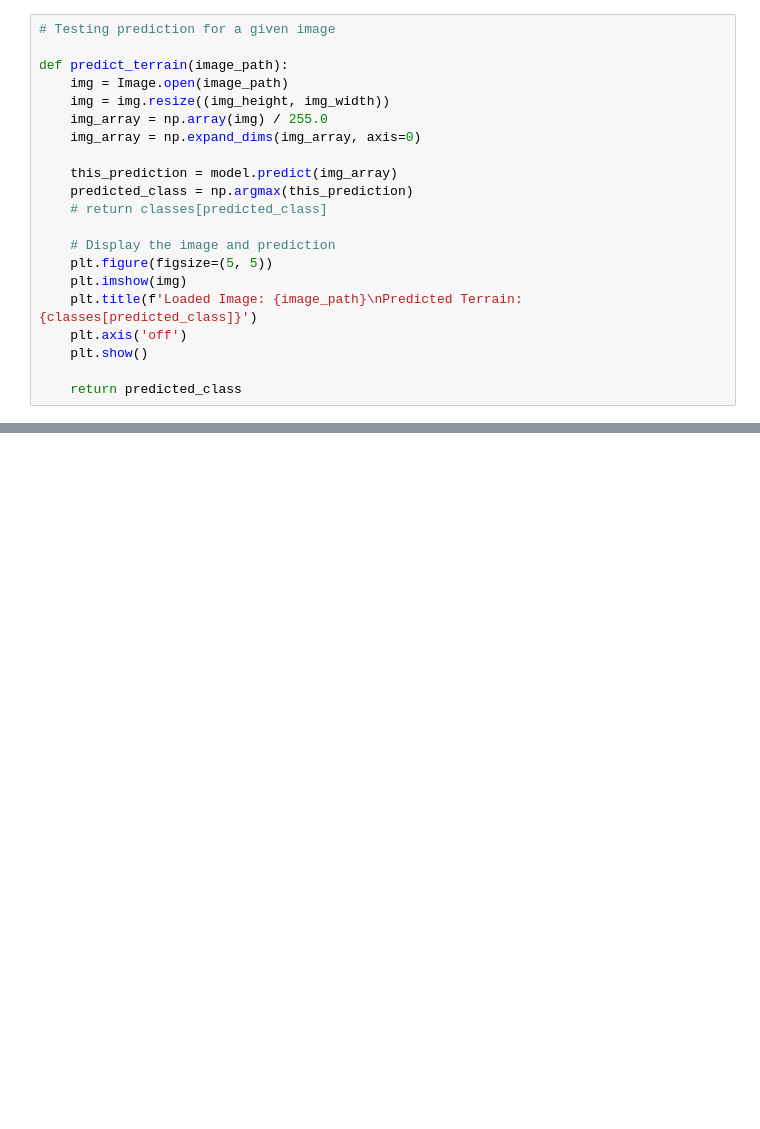
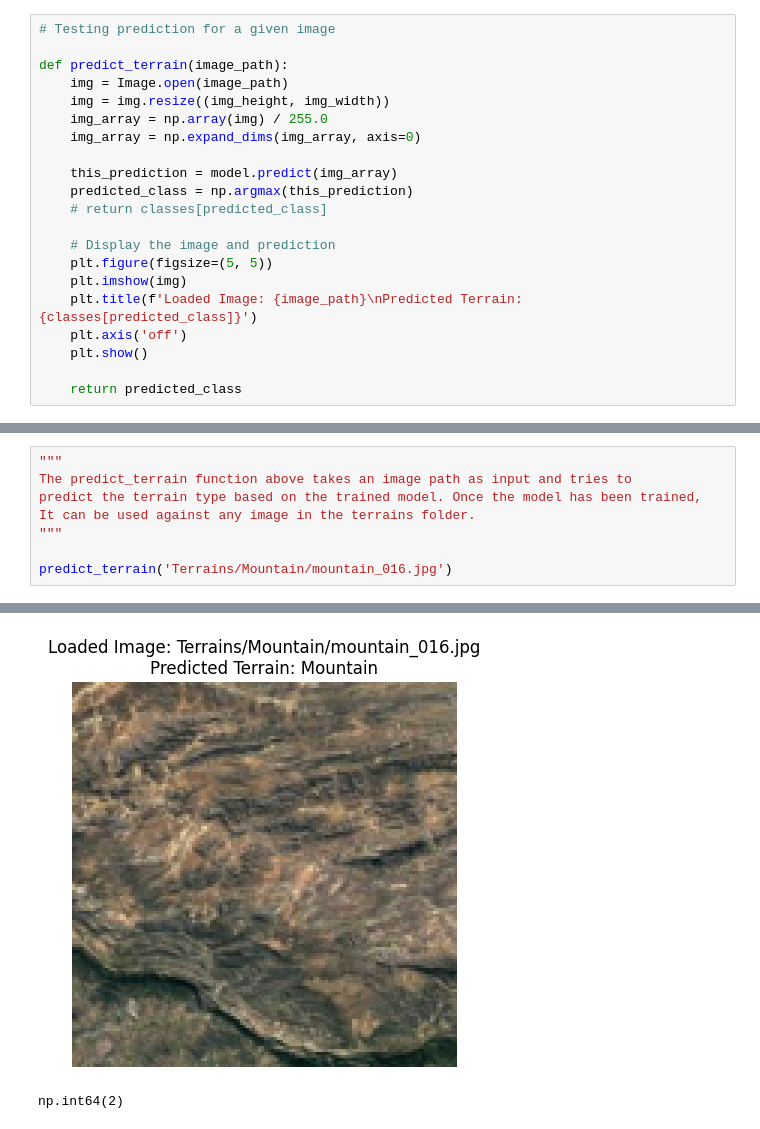
Before and after one commit to cruisemaniac/pde4433_coursework2, a Jupyter notebook: coursework2.ipynb, the cells around one changed output, grey strips where cells are left out. Cells and saved outputs as stored; diff of their text form; blank space fills up the shorter version.

```diff
--- a/coursework2.ipynb
+++ b/coursework2.ipynb
@@ -220,0 +231,9 @@ np.int64(2)
+# %%
+"""
+The predict_terrain function above takes an image path as input and tries to
+predict the terrain type based on the trained model. Once the model has been trained,
+It can be used against any image in the terrains folder.
+"""
+
+predict_terrain('Terrains/Mountain/mountain_016.jpg')
+# %% [output]
@@ -220,0 +241,2 @@ np.int64(2)
+[figure, added]
+np.int64(2)
```
Also changed, not shown: parts of 12 cells of this notebook.
